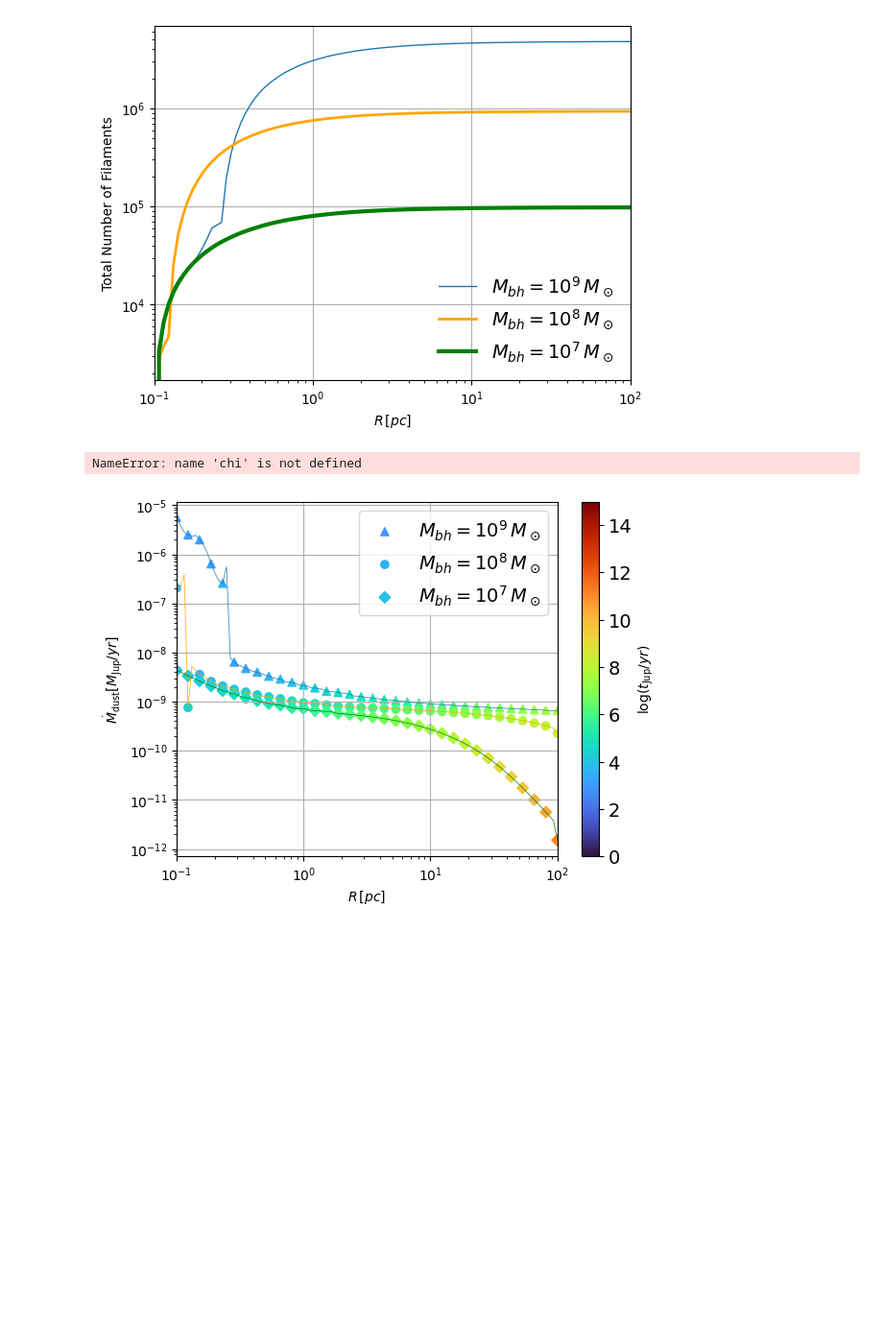
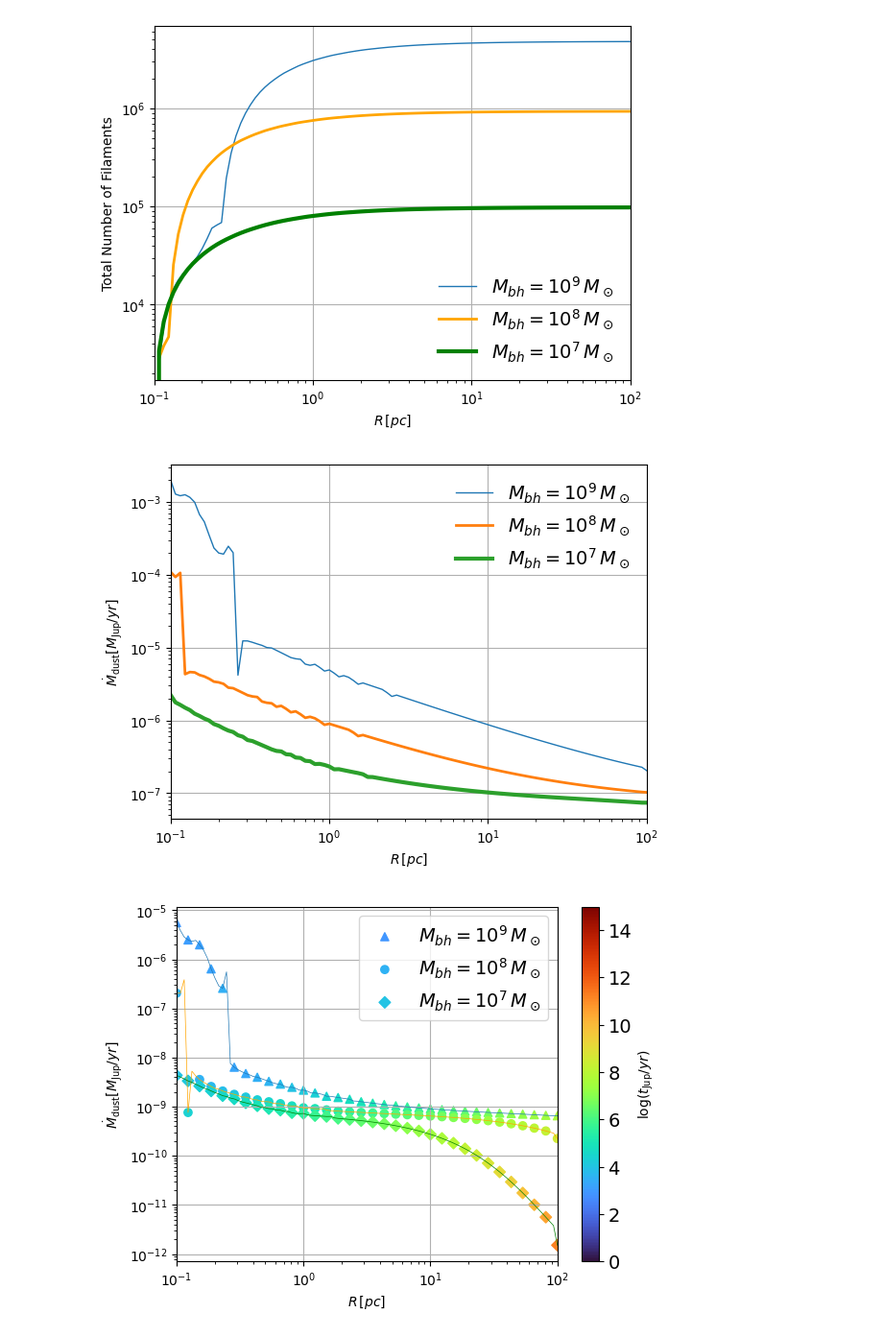
Before and after one commit to mbhupe/EmbeddedAGN, a Jupyter notebook: planetsAGN-magnetic_work.ipynb, the cells around one changed output. Shown at 96% size. Saved outputs shown, nothing was run; the diff lists cells and outputs as text; code cells hidden in the pictures; blank space fills up the shorter version.

```diff
--- a/planetsAGN-magnetic_work.ipynb
+++ b/planetsAGN-magnetic_work.ipynb
@@ -517,7 +517,7 @@ plt.savefig("total_filaments.png",format='png',transparent='True',bbox_inches='t
 [figure]
 # %%
 import scipy as sp
-chi = =
+chi = 0.4
 def Sfunction(r,H):
     y = (r/2/H)**2
     I0 = sp.special.iv(0, y)
@@ -649,34 +649,34 @@ mdotdust2 = getmdotdust(data2['mmin/Mjup'][1],param_dic2['Sigmag'][1], param_dic
 mdotdust3 = getmdotdust(data3['mmin/Mjup'][1],param_dic3['Sigmag'][1], param_dic3['rrs'][1],
                         param_dic3['h'][1]*param_dic3['rrs'][1], St, param_dic3['Omega'][1], data3['RHill'][1],data3['Rpeb'][1], data3['eta'][1])
 
 
 timeplanet1 = data1['mmin/Mjup'][1]*Mjup/mdotdust1
 timeplanet2 = data2['mmin/Mjup'][1]*Mjup/mdotdust2
 timeplanet3 = data3['mmin/Mjup'][1]*Mjup/mdotdust3
 
 plt.plot(param_dic1['rrs'][1],mdotdust1/Mjup*yr, lw=1, label=plotvar[0])
 plt.plot(param_dic2['rrs'][1],mdotdust2/Mjup*yr, lw=2, label=plotvar[1])
 plt.plot(param_dic3['rrs'][1],mdotdust3/Mjup*yr, lw=3, label=plotvar[2])
 
 
 plt.ylabel('$\dot{M}_\mathrm{dust} [M_\mathrm{Jup}/yr]$')
 # plt.ylabel('Mhb/Mearth')
 plt.xscale('log')
 plt.yscale('log')
 # plt.xlim(0.027825594022071264,100)
 # plt.ylim(1e-12,1e1)
 plt.xlim(1e-1, 1e2)
 plt.xlabel(r"$R \, [pc]$")
 plt.grid()
 plt.legend(frameon=False,fontsize=font)
 if(plotvar == variablealpha):
     plt.savefig("mdotdust_alphavar_mbh1e6.png",format='png',transparent='True',bbox_inches='tight')
 
 if(plotvar == variablembh):
     plt.savefig("mdotdust_alpha1em4_mbhvar.png",format='png',transparent='True',bbox_inches='tight')
 plt.show()
 # %% [output]
-NameError: name 'chi' is not defined
+[figure, added]
 # %%
 # from matplotlib import colormaps
 import matplotlib as mpl
```
